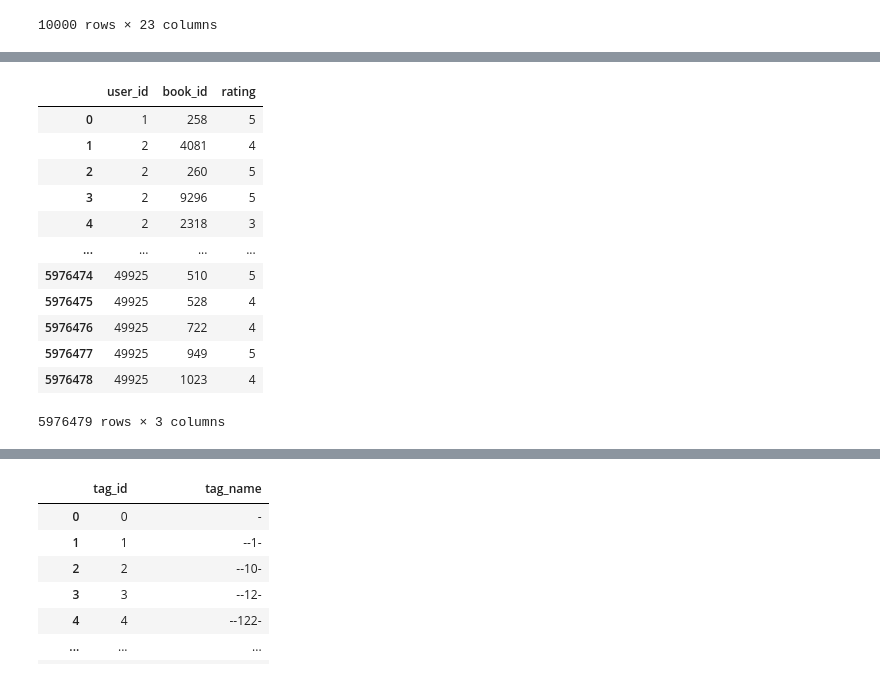
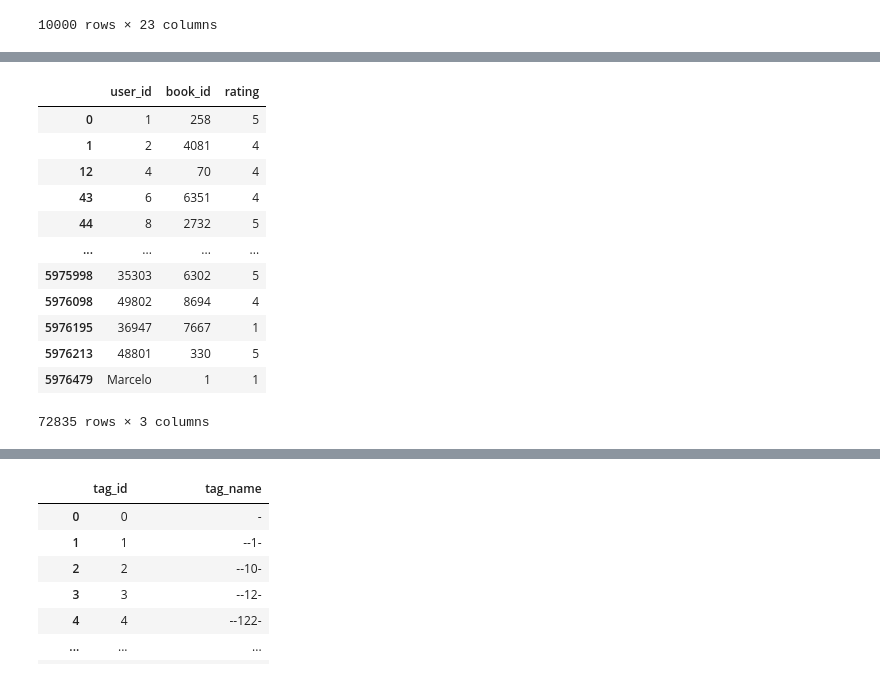
Before and after one commit to Marcelo-Heitor-de-Almeida-Lira/oficina_desenvolvimento_sistemas_ap1, a Jupyter notebook: backend/dataset/data.ipynb, the cells around one changed output, grey strips where cells are left out. Cells and saved outputs as stored; diff of their text form; code cells hidden in the pictures.

```diff
--- a/backend/dataset/data.ipynb
+++ b/backend/dataset/data.ipynb
@@ -49,18 +49,19 @@ Index(['book_id', 'isbn13', 'isbn', 'authors', 'original_publication_year',
 |  | book_id | isbn13 | isbn | authors | original_publication_year | title | average_rating | ratings_1 | ... |
 | 3033 | 3034 | 9780312350000 | 312349998 | Madeleine Wickham | 2000.0 | Cocktails for Three | 3.38 | 1356 | ... |
 # %%
-ratings
+unique_users = ratings.drop_duplicates(subset=['user_id'])
+unique_users
 # %% [output]
 |  | user_id | book_id | rating |
 | 0 | 1 | 258 | 5 |
 | 1 | 2 | 4081 | 4 |
-| 2 | 2 | 260 | 5 |
-| 3 | 2 | 9296 | 5 |
-| 4 | 2 | 2318 | 3 |
+| 12 | 4 | 70 | 4 |
+| 43 | 6 | 6351 | 4 |
+| 44 | 8 | 2732 | 5 |
 | ... | ... | ... | ... |
-| 5976474 | 49925 | 510 | 5 |
-| 5976475 | 49925 | 528 | 4 |
-| 5976476 | 49925 | 722 | 4 |
-| 5976477 | 49925 | 949 | 5 |
-| 5976478 | 49925 | 1023 | 4 |
+| 5975998 | 35303 | 6302 | 5 |
+| 5976098 | 49802 | 8694 | 4 |
+| 5976195 | 36947 | 7667 | 1 |
+| 5976213 | 48801 | 330 | 5 |
+| 5976479 | Marcelo | 1 | 1 |
-5976479 rows × 3 columns
+72835 rows × 3 columns
```
Also changed, not shown: parts of 2 cells of this notebook.
